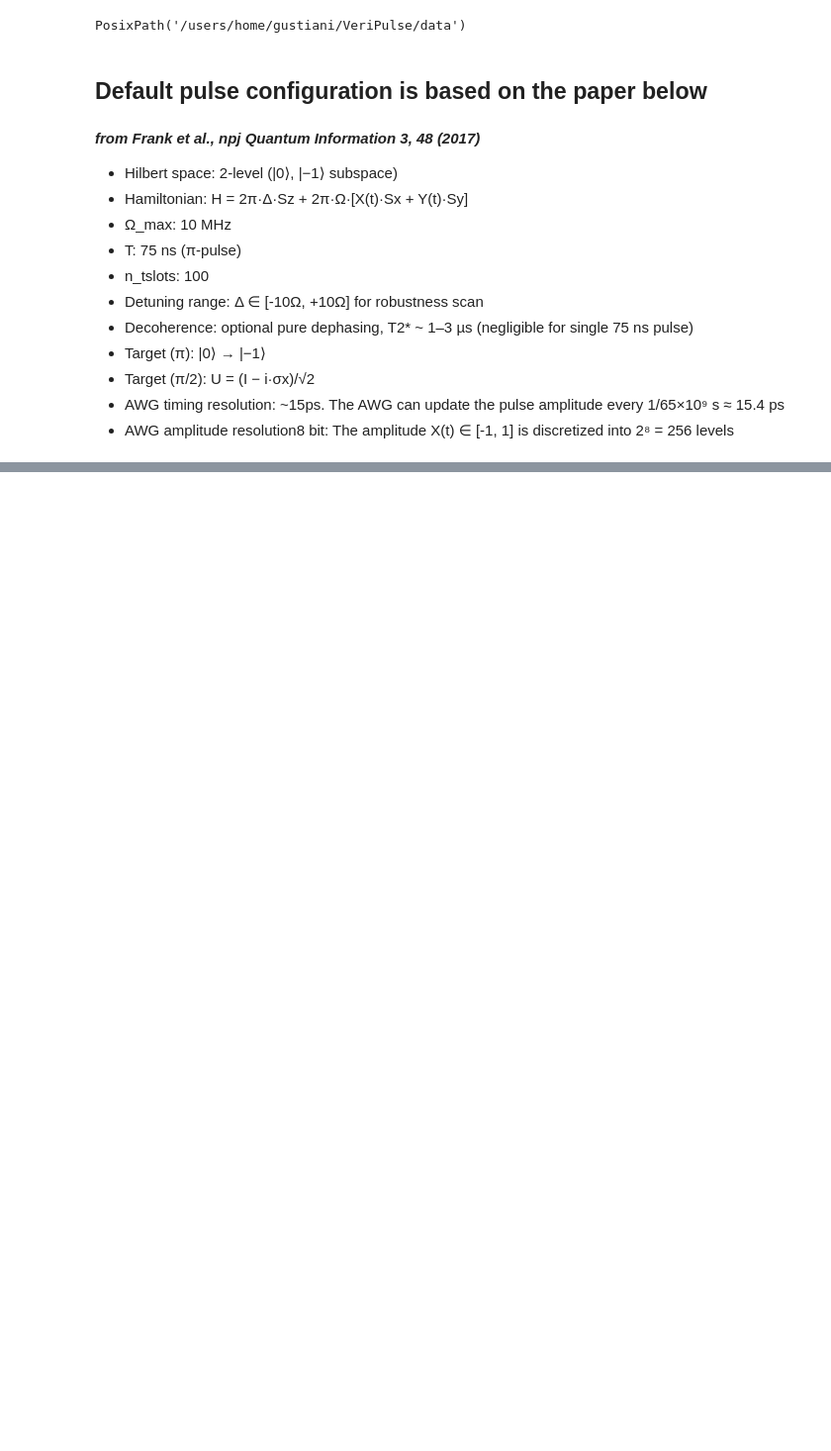
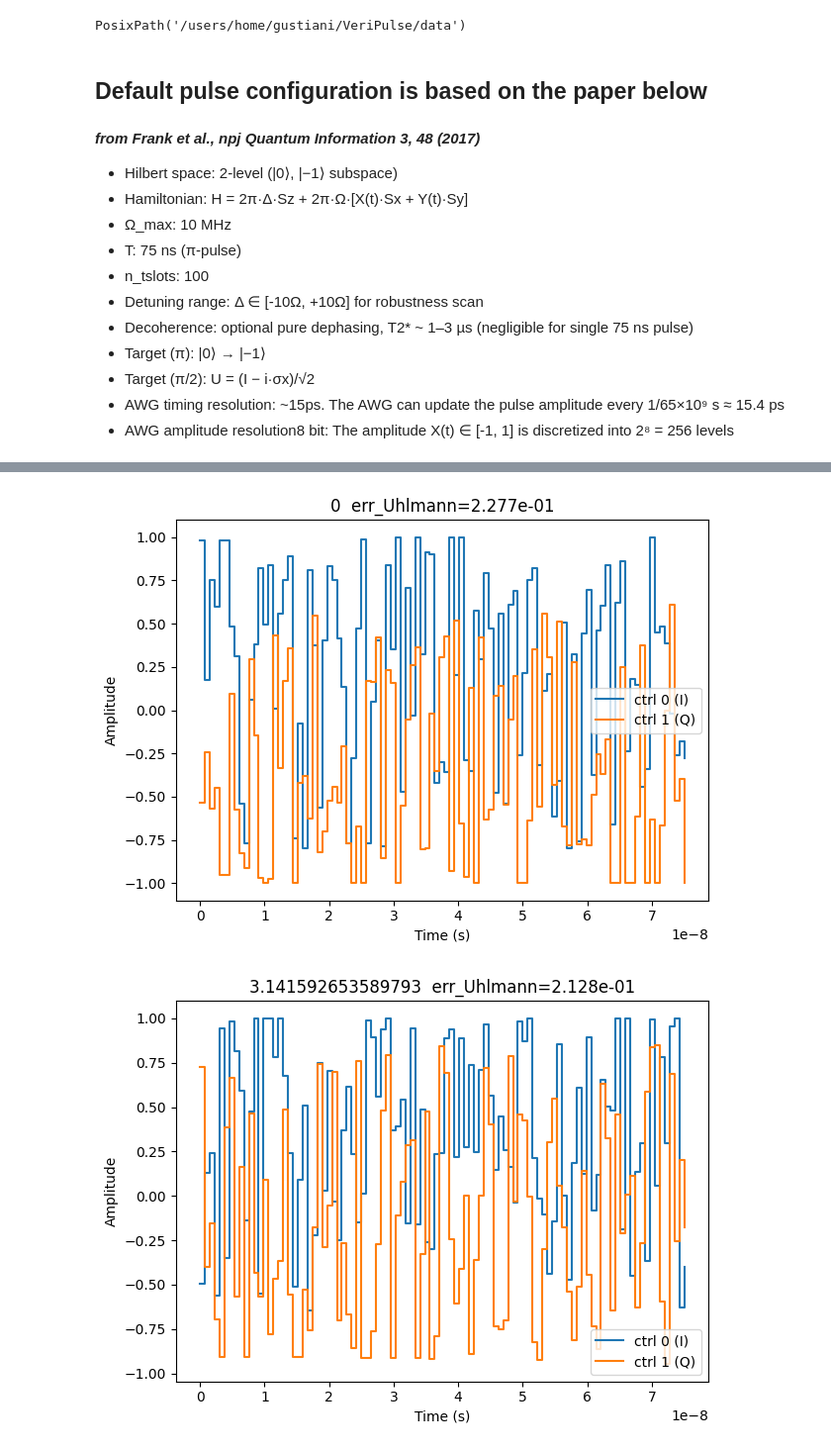
Before and after one commit to cicacica/VeriPulse, a Jupyter notebook: notebooks/SecretIndepNVPulses.ipynb, the cells around one changed output, grey strips where cells are left out. Shown at 99% size. Drawn from its saved outputs; the diff is of its cells as text; code cells hidden in the pictures; blank space fills up the shorter version.

```diff
--- a/notebooks/SecretIndepNVPulses.ipynb
+++ b/notebooks/SecretIndepNVPulses.ipynb
@@ -87,5 +84,3 @@ Saved → /users/home/gustiani/VeriPulse/data/test_grape.json
-# %%
-pulse_res = PulseResult.load(path_data/"test_grape.json")
 # %%
 pulse_res.display()
 # %% [output]
@@ -133,0 +107,3 @@ si_lb:       4.655e-01
+# %%
+#pulse_res.plot_pulse()
+res2 = PulseResult.load(path_data/"test_grape.json")
@@ -345,0 +194,7 @@ si_lb:     2.397e-02
+# %%
+res = PulseResult.load(path_data/"test_avg.json")
+# %%
+res.plot_pulse()
+# %% [output]
+[figure, added]
+[figure, added]
```
Also changed, not shown: parts of 42 cells of this notebook, 2 other files.
